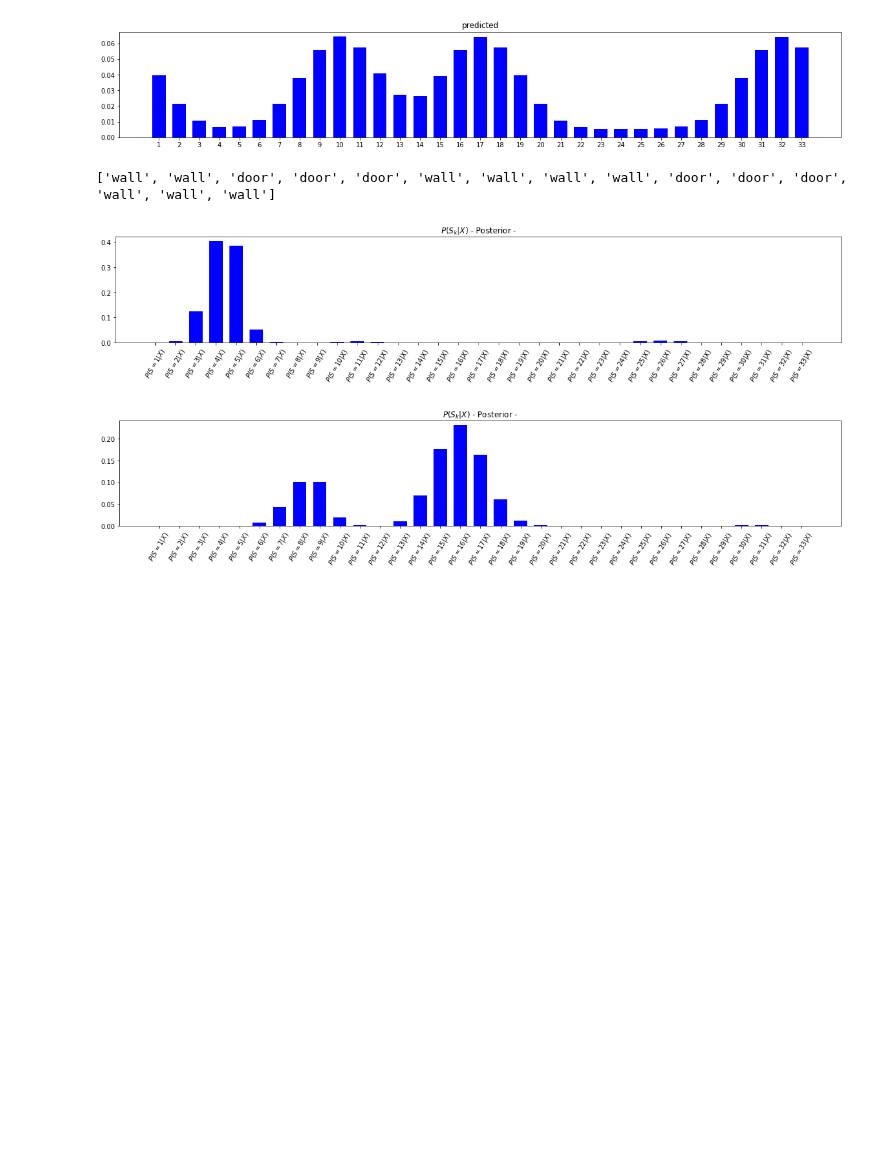
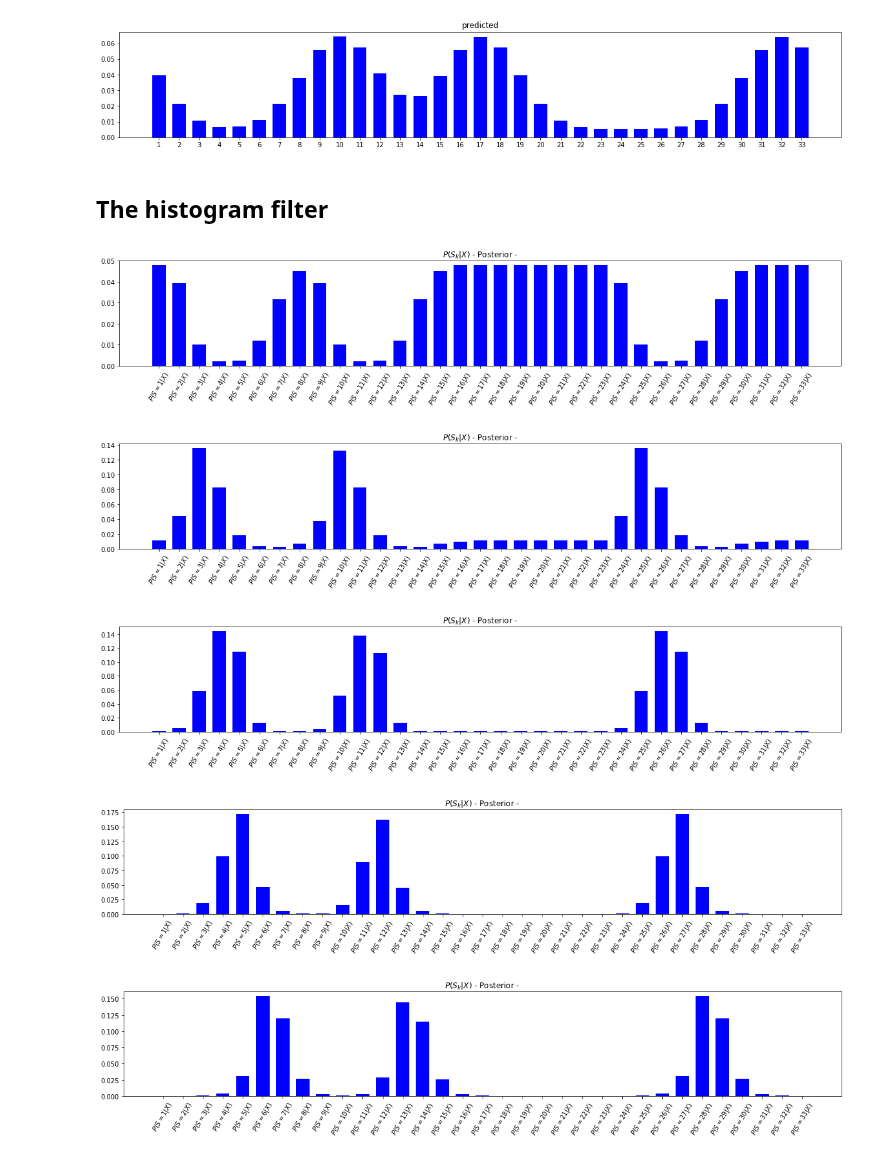
Before and after one commit to jganzabal/Kalman-as-Recursive-Bayesian-Estimation, a Jupyter notebook: Histogram Filters.ipynb, the cells around one changed output. Drawn from its saved outputs; the diff is of its cells as text; code cells hidden in the pictures; blank space fills up the shorter version.

```diff
--- a/Histogram Filters.ipynb
+++ b/Histogram Filters.ipynb
@@ -94,5 +88,5 @@ kalman.plot_distribution(likelihood_perfect_sensor['wall']*p,  title = 'unnormal
 # %%
-def update(p, X):
+def update(p, X, likelihood):
     # p: prior probability
     # X: Measurement, can be door or wall
     # posterior not normalized
@@ -266,11 +288,11 @@ hmm.plot_basic_hmm_model(N = 21, N_states_visible = 10, circular = True, stay_st
 # %%
 p = np.ones(N)/N
 X = 'door'
-likelihood = get_room_observation_likelihood(N = N, doors = doors, pulse = pulse, noise = noise)
-posterior = update(p, X)
-kalman.plot_distribution(posterior, title = '$P(S_k|X)$ - Posterior -',
+likelihood = HF.get_room_observation_likelihood(N = N, doors = doors, pulse = pulse, noise = noise)
+posterior = update(p, X, likelihood)
+HF.plot_distribution(posterior, title = '$P(S_k|X)$ - Posterior -',
                              str_indexes= str_indexes_posterior, rotation = 60)
-kalman.plot_distribution(W, title = 'Transition probabilities')
+HF.plot_distribution(W, title = 'Transition probabilities')
 # %% [output]
 [figure]
 [figure]
@@ -291,30 +315,42 @@ kalman.plot_distribution(predicted, title = 'predicted')
 [figure]
 [figure]
 [figure]
+# %% [markdown]
+## The histogram filter
 # %%
-def run_histogram_filter(W, measurements, prior = np.ones(N)/N):
+def run_histogram_filter(W, measurements, likelihood, prior = np.ones(N)/N):
     for i in range(len(measurements)):
-        posterior = update(prior, measurements[i])
-        predicted = convolve(posterior, W)
+        posterior = update(prior, measurements[i], likelihood)
+        predicted = HF.convolve(posterior, W)
         prior = predicted
     return posterior
 # %%
+from IPython import display
+
 short_walk = ['wall', 'wall', 'door', 'door', 'door', 'wall', 'wall', 'wall', 'wall', 'door', 'door', 'door', 'wall']
 cicle = ['wall', 'wall', 'door', 'door', 'door', 'wall', 'wall', 'wall', 'wall', 'door', 'door',
          'door', 'wall', 'wall', 'wall', 'wall', 'wall', 'wall', 'wall', 'wall', 'wall', 'wall',
          'wall', 'wall', 'door', 'door', 'door', 'wall', 'wall', 'wall', 'wall', 'wall', 'wall']
 
-measurements = np.roll(cicle, -4)
-posterior = run_histogram_filter(W, measurements, prior = np.ones(N)/N)
-kalman.plot_distribution(posterior, title = '$P(S_k|X)$ - Posterior -',
-                             str_indexes= str_indexes_posterior, rotation = 60)
+#measurements = np.roll(cicle, -4)
+#posterior = run_histogram_filter(W, measurements, prior = np.ones(N)/N)
+#kalman.plot_distribution(posterior, title = '$P(S_k|X)$ - Posterior -',
+#                             str_indexes= str_indexes_posterior, rotation = 60)
 
-measurements = cicle[:15]
-print(measurements)
-posterior = run_histogram_filter(W, measurements, prior = np.ones(N)/N)
-kalman.plot_distribution(posterior, title = '$P(S_k|X)$ - Posterior -',
-                             str_indexes= str_indexes_posterior, rotation = 60)
+for i in range(33):
+    measurements = cicle[:(1*i+2)]
+
+    posterior = run_histogram_filter(W, measurements, likelihood, prior = np.ones(N)/N)
+    HF.plot_distribution(posterior, title = '$P(S_k|X)$ - Posterior -',
+                                 str_indexes= str_indexes_posterior, rotation = 60)
+    display.clear_output(wait=True)
+    display.display(plt.gcf())
+    print(measurements)
+    #input("Press ENTER to continue.")
+display.clear_output(wait=True)
 # %% [output]
-['wall', 'wall', 'door', 'door', 'door', 'wall', 'wall', 'wall', 'wall', 'door', 'door', 'door', 'wall', 'wall', 'wall']
-[figure, old version]
+[figure, new version]
-[figure, old version]
+[figure, new version]
+[figure, added]
+[figure, added]
+[figure, added]
```
Also changed, not shown: parts of 35 cells of this notebook, 2 other files.
